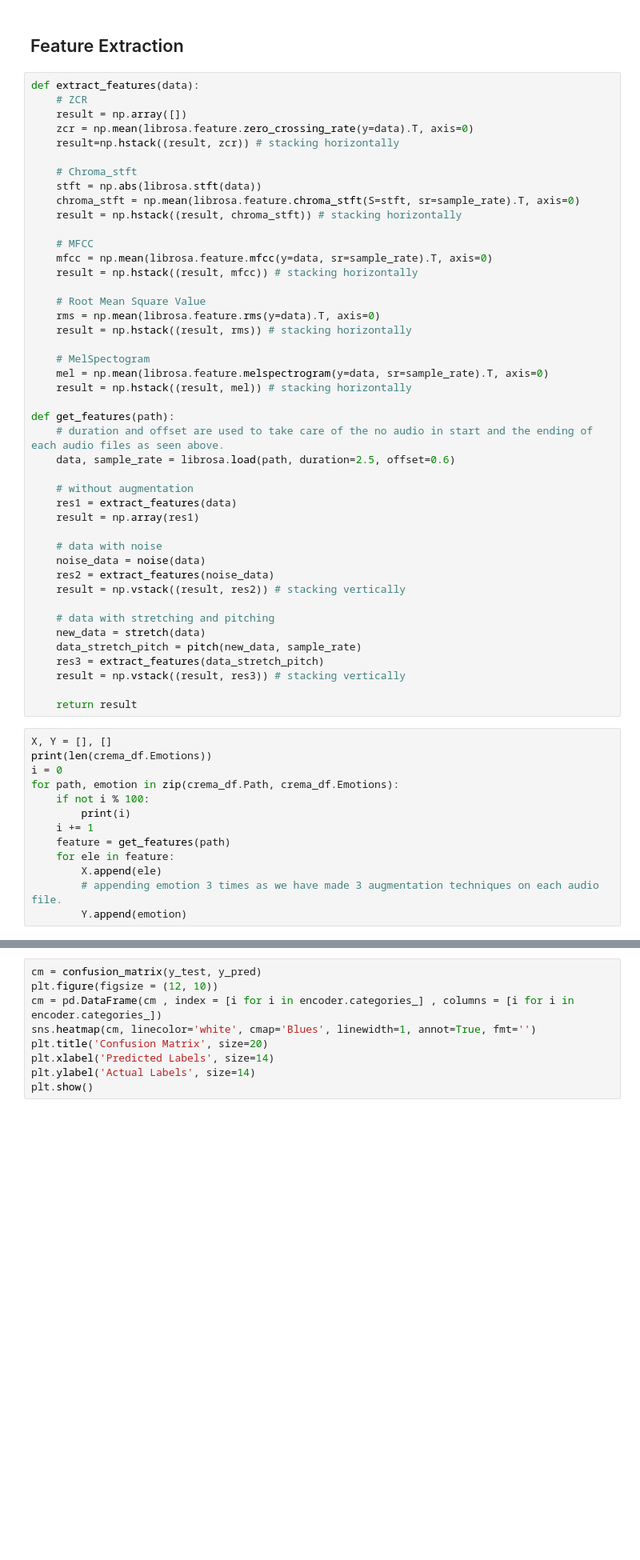
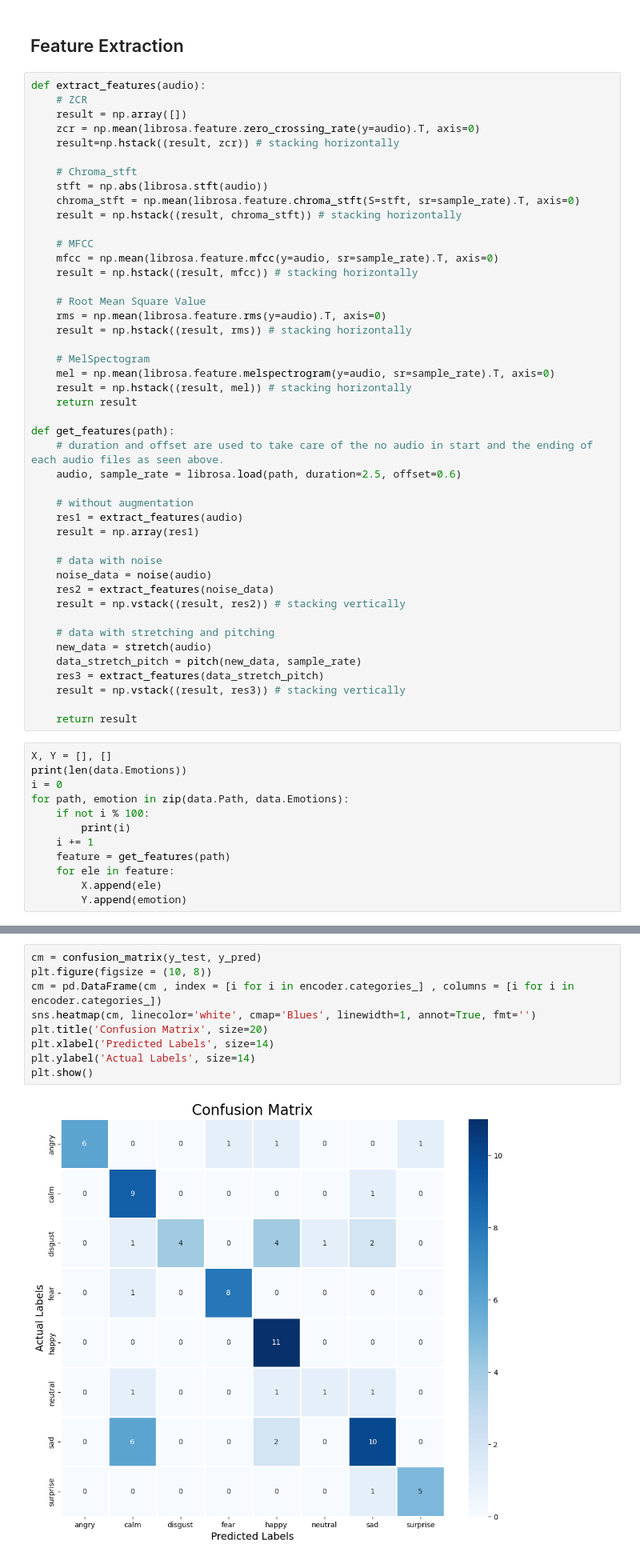
Before and after one commit to abhayp2204/Speech-Prominence-Detection, a Jupyter notebook: Speech-Classification/DNN/code.ipynb, the cells around one changed output, grey strips where cells are left out. Shown at 80% size. Drawn from its saved outputs; the diff is of its cells as text; blank space fills up the shorter version.

```diff
--- a/Speech-Classification/DNN/code.ipynb
+++ b/Speech-Classification/DNN/code.ipynb
@@ -180,44 +245,45 @@ Audio(x, rate=sample_rate)
 # %% [markdown]
 ## Feature Extraction
 # %%
-def extract_features(data):
+def extract_features(audio):
     # ZCR
     result = np.array([])
-    zcr = np.mean(librosa.feature.zero_crossing_rate(y=data).T, axis=0)
+    zcr = np.mean(librosa.feature.zero_crossing_rate(y=audio).T, axis=0)
     result=np.hstack((result, zcr)) # stacking horizontally
 
     # Chroma_stft
-    stft = np.abs(librosa.stft(data))
+    stft = np.abs(librosa.stft(audio))
     chroma_stft = np.mean(librosa.feature.chroma_stft(S=stft, sr=sample_rate).T, axis=0)
     result = np.hstack((result, chroma_stft)) # stacking horizontally
 
     # MFCC
-    mfcc = np.mean(librosa.feature.mfcc(y=data, sr=sample_rate).T, axis=0)
+    mfcc = np.mean(librosa.feature.mfcc(y=audio, sr=sample_rate).T, axis=0)
     result = np.hstack((result, mfcc)) # stacking horizontally
 
     # Root Mean Square Value
-    rms = np.mean(librosa.feature.rms(y=data).T, axis=0)
+    rms = np.mean(librosa.feature.rms(y=audio).T, axis=0)
     result = np.hstack((result, rms)) # stacking horizontally
 
     # MelSpectogram
-    mel = np.mean(librosa.feature.melspectrogram(y=data, sr=sample_rate).T, axis=0)
+    mel = np.mean(librosa.feature.melspectrogram(y=audio, sr=sample_rate).T, axis=0)
     result = np.hstack((result, mel)) # stacking horizontally
+    return result
 
 def get_features(path):
     # duration and offset are used to take care of the no audio in start and the ending of each audio files as seen above.
-    data, sample_rate = librosa.load(path, duration=2.5, offset=0.6)
+    audio, sample_rate = librosa.load(path, duration=2.5, offset=0.6)
 
     # without augmentation
-    res1 = extract_features(data)
+    res1 = extract_features(audio)
     result = np.array(res1)
 
     # data with noise
-    noise_data = noise(data)
+    noise_data = noise(audio)
     res2 = extract_features(noise_data)
     result = np.vstack((result, res2)) # stacking vertically
 
     # data with stretching and pitching
-    new_data = stretch(data)
+    new_data = stretch(audio)
     data_stretch_pitch = pitch(new_data, sample_rate)
     res3 = extract_features(data_stretch_pitch)
     result = np.vstack((result, res3)) # stacking vertically
@@ -225,15 +291,14 @@ def get_features(path):
     return result
 # %%
 X, Y = [], []
-print(len(crema_df.Emotions))
+print(len(data.Emotions))
 i = 0
-for path, emotion in zip(crema_df.Path, crema_df.Emotions):
+for path, emotion in zip(data.Path, data.Emotions):
     if not i % 100:
         print(i)
     i += 1
     feature = get_features(path)
     for ele in feature:
         X.append(ele)
-        # appending emotion 3 times as we have made 3 augmentation techniques on each audio file.
         Y.append(emotion)
 # %% [output]
@@ -373,11 +495,13 @@ df.head(10)
 # %%
 cm = confusion_matrix(y_test, y_pred)
-plt.figure(figsize = (12, 10))
+plt.figure(figsize = (10, 8))
 cm = pd.DataFrame(cm , index = [i for i in encoder.categories_] , columns = [i for i in encoder.categories_])
 sns.heatmap(cm, linecolor='white', cmap='Blues', linewidth=1, annot=True, fmt='')
 plt.title('Confusion Matrix', size=20)
 plt.xlabel('Predicted Labels', size=14)
 plt.ylabel('Actual Labels', size=14)
 plt.show()
+# %% [output]
+[figure, added]
 # %%
 print(classification_report(y_test, y_pred))
```
Also changed, not shown: parts of 23 cells of this notebook, 46 other files.
